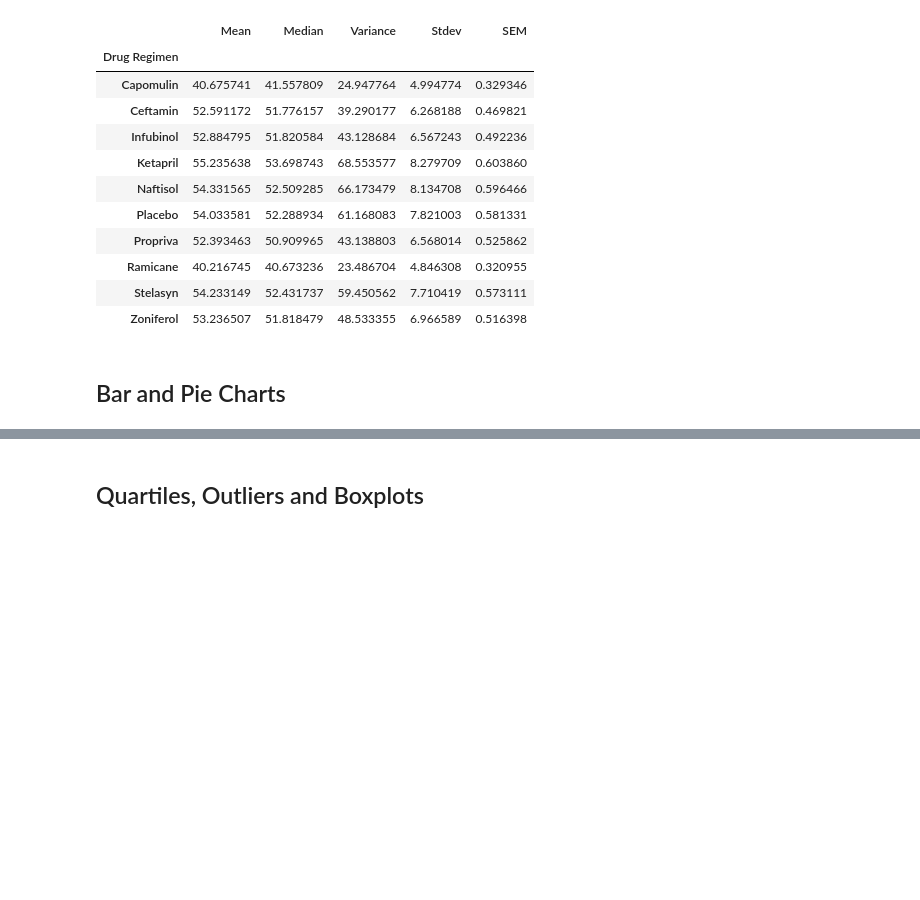
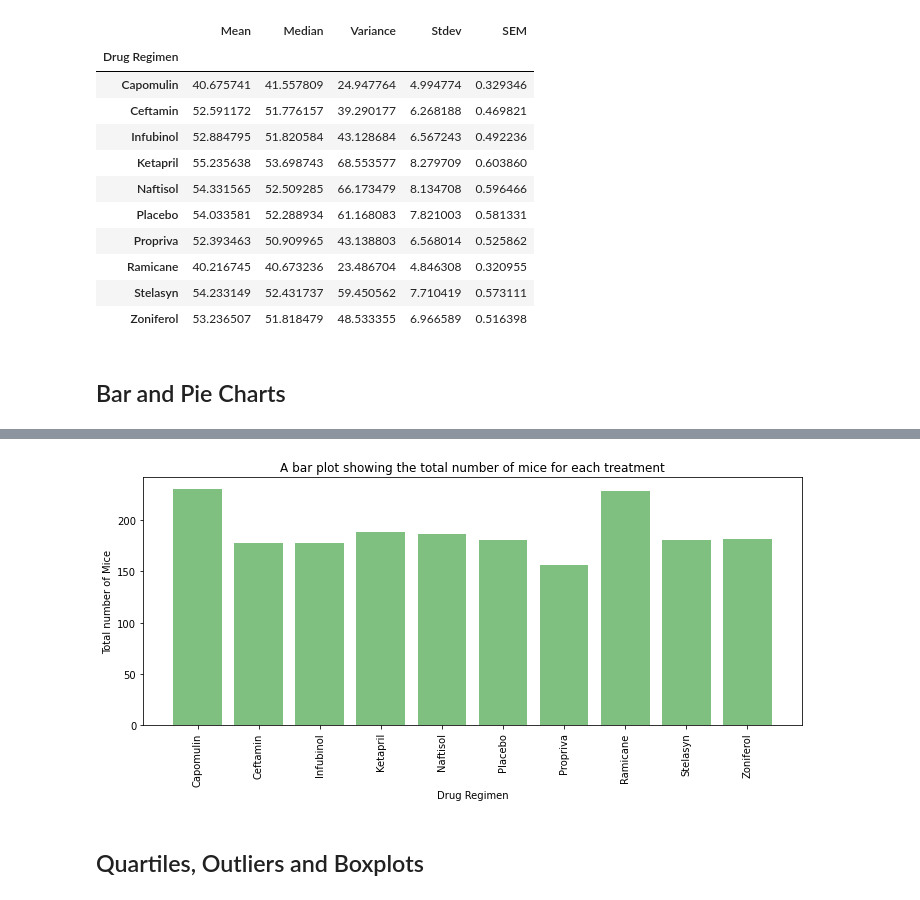
Before and after one commit to bradhika80/05-Matplotlib, a Jupyter notebook: Pymaceuticals/pymaceuticals_starter.ipynb, the cells around one changed output, grey strips where cells are left out. Cells and saved outputs as stored; diff of their text form; code cells hidden in the pictures; blank space fills up the shorter version.

```diff
--- a/Pymaceuticals/pymaceuticals_starter.ipynb
+++ b/Pymaceuticals/pymaceuticals_starter.ipynb
@@ -139,3 +160,25 @@ summaryStatSingle_df
+# %%
+# Generate a bar plot showing the total number of mice for each treatment throughout the course of the study using pyplot.
+
+drugRegimenDF = regimenCountGroupBy.index.tolist()
+
+miceCountDF = regimenCountGroupBy["Count"].tolist()
+miceCountDF
+
+x_axis = np.arange(len(miceCountDF))
+
+plt.figure(figsize=(10,5))
+plt.bar(x_axis, miceCountDF, color='g', alpha=0.5)
+x = plt.xticks(x_axis, drugRegimenDF, rotation="vertical")
+
+plt.title("A bar plot showing the total number of mice for each treatment")
+plt.xlabel("Drug Regimen")
+plt.ylabel("Total number of Mice")
+
+plt.tight_layout()
+plt.show()
+# %% [output]
+[figure, added]
 # %%
 # Generate a pie plot showing the distribution of female versus male mice using pandas
 # %%
```
Also changed, not shown: parts of 4 cells of this notebook.
